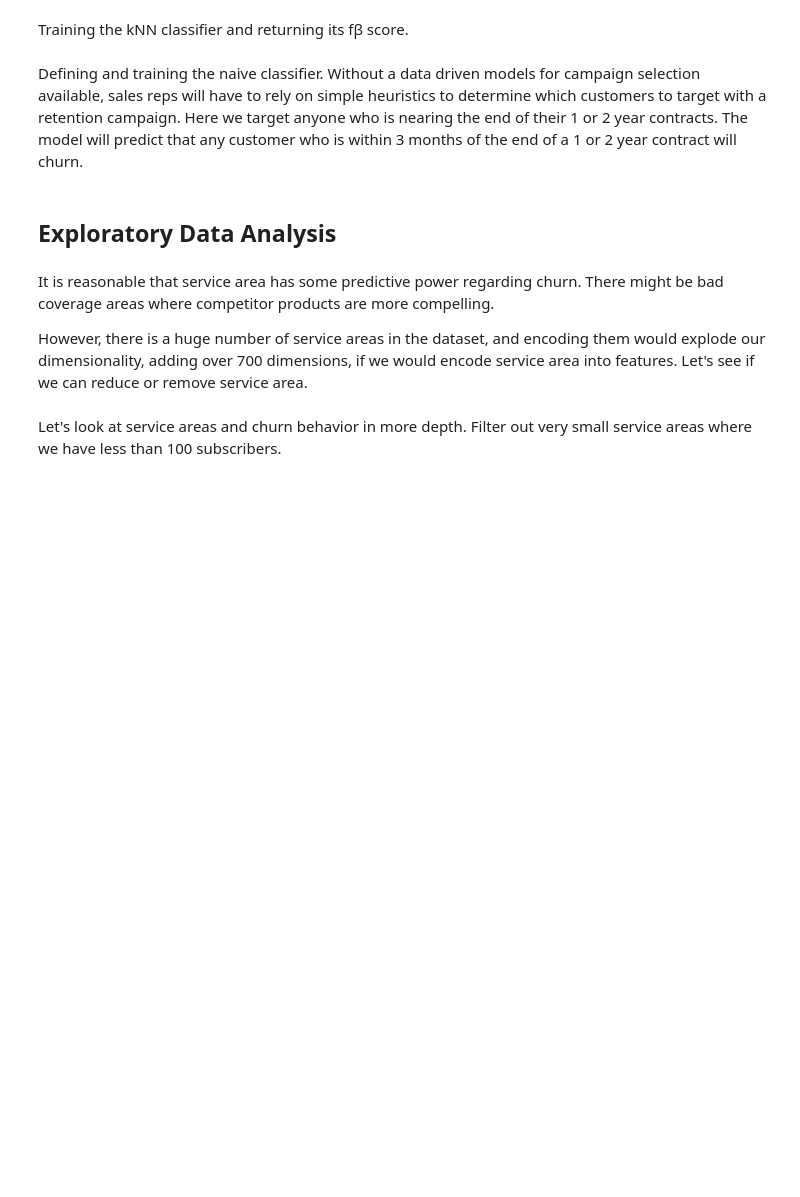
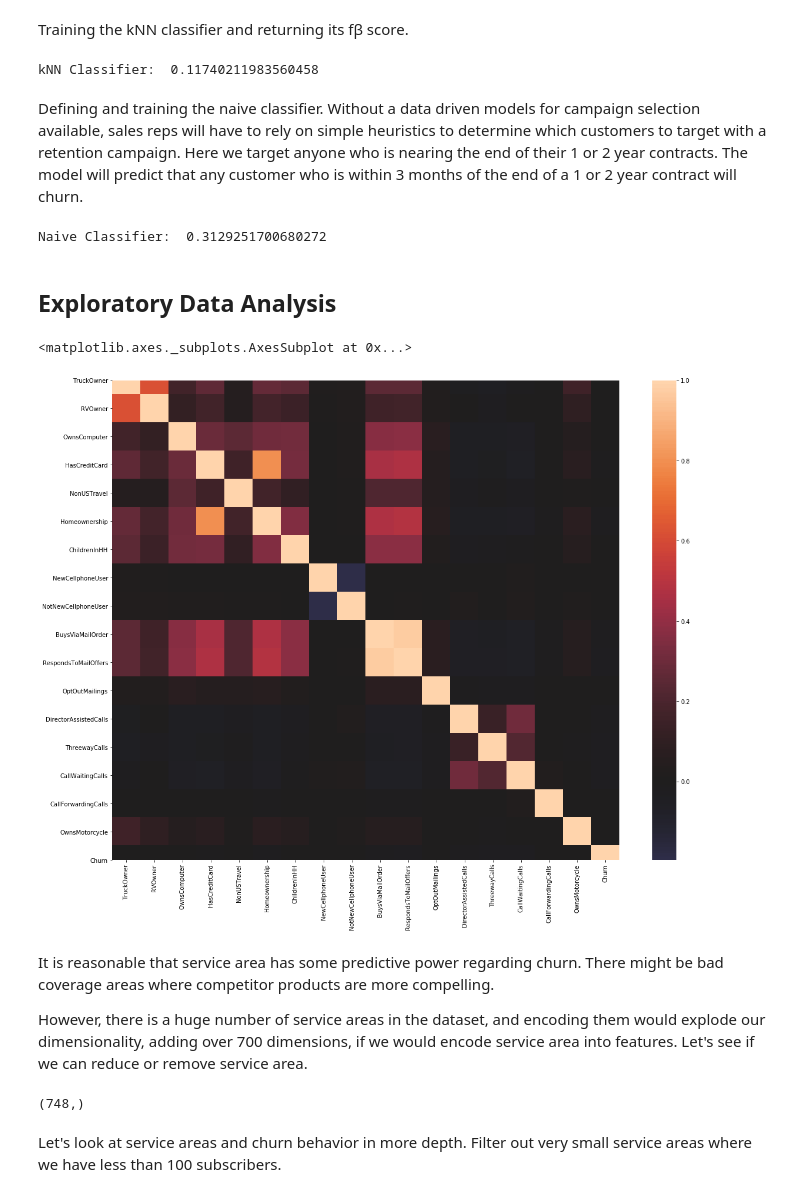
Before and after one commit to manuelseeger/nd-machine-learning, a Jupyter notebook: capstone/capstone.ipynb, the cells around one changed output. Saved outputs shown, nothing was run; the diff lists cells and outputs as text; code cells hidden in the pictures; blank space fills up the shorter version.

```diff
--- a/capstone/capstone.ipynb
+++ b/capstone/capstone.ipynb
@@ -32,7 +76,7 @@ categorical_columns = ['CreditRating', 'PrizmCode', 'Occupation', 'Homeownership
 binary_columns = ['Churn', 'ChildrenInHH', 'HandsetRefurbished', 'HandsetWebCapable', 'TruckOwner', 'RVOwner',
                   'BuysViaMailOrder', 'RespondsToMailOffers', 'OptOutMailings', 'NonUSTravel', 'OwnsComputer',
                   'HasCreditCard', 'NewCellphoneUser', 'NotNewCellphoneUser', 'OwnsMotorcycle',
-                  'MadeCallToRetentionTeam', 'RetentionOffersAccepted' ]
+                  'MadeCallToRetentionTeam' ]
 continuous_columns = []
 outlier_candidates = []
 
@@ -67,6 +117,6 @@ The exception is the percentage change of Minutes and Revenue, where we assume n
 Finally, we introduce a dummy category for the records where we don't know the service area.
 # %%
-zero_columns = ['PercChangeMinutes', 'PercChangeRevenues', 'RetentionOffersAccepted']
+zero_columns = ['PercChangeMinutes', 'PercChangeRevenues']
 
 # handle percentage changes differently from other continuous variables
 nan_columns = nan_columns_all.drop(zero_columns)
@@ -114,6 +168,10 @@ clf_knn = KNeighborsClassifier(n_neighbors=2)
 clf_knn.fit(X_train, y_train)
 
 print('kNN Classifier: ', scorer(clf_knn, X_test, y_test))
+
+cms['kNN'] = confusion_matrix(y_test, clf_knn.predict(X_test))
+# %% [output]
+kNN Classifier:  0.11740211983560458
 # %% [markdown]
 Defining and training the naive classifier. Without a data driven models for campaign selection available, sales reps will have to rely on simple heuristics to determine which customers to target with a retention campaign. Here we target anyone who is nearing the end of their 1 or 2 year contracts. The model will predict that any customer who is within 3 months of the end of a 1 or 2 year contract will churn.
 # %%
@@ -138,26 +196,35 @@ clf_naive = NaiveIntuitionClassifier()
 clf_naive.fit(X_train, y_train)
 
 print('Naive Classifier: ', scorer(clf_naive, X_test, y_test))
+
+cms['Naive'] = confusion_matrix(y_test, clf_naive.predict(X_test))
+# %% [output]
+Naive Classifier:  0.3129251700680272
 # %% [markdown]
 ## Exploratory Data Analysis
 # %%
 drop_candidates = ['TruckOwner', 'RVOwner', 'OwnsComputer', 'HasCreditCard', 'NonUSTravel', 'Homeownership',
                    'MaritalStatus', 'ChildrenInHH', 'NewCellphoneUser', 'NotNewCellphoneUser', 'BuysViaMailOrder',
                    'RespondsToMailOffers', 'OptOutMailings', 'DirectorAssistedCalls', 'ThreewayCalls',
-                   'CallWaitingCalls', 'CallForwardingCalls']
+                   'CallWaitingCalls', 'CallForwardingCalls', 'OwnsMotorcycle']
 # %%
 corrmat = df[drop_candidates+['Churn']].corr()
 f, ax = plt.subplots(figsize=(20,15))
-sns.heatmap(corrmat, square=True)
+sns.heatmap(corrmat, square=True, center=0)
 
 # Looks like we have a visualization bug here that will be fixed with 3.1.2
 # https://gitter.im/matplotlib/matplotlib?at=5d239514f5dd1457424d7b09
+# %% [output]
+<matplotlib.axes._subplots.AxesSubplot at 0x...>
+[figure, added]
 # %% [markdown]
 It is reasonable that service area has some predictive power regarding churn. There might be bad coverage areas where competitor products are more compelling.
 
 However, there is a huge number of service areas in the dataset, and encoding them would explode our dimensionality, adding over 700 dimensions, if we would encode service area into features. Let's see if we can reduce or remove service area.
 # %%
 df['ServiceArea'].unique().shape
+# %% [output]
+(748,)
 # %% [markdown]
 Let's look at service areas and churn behavior in more depth. Filter out very small service areas where we have less than 100 subscribers.
 # %%
```
Also changed, not shown: parts of 41 cells of this notebook, 13 other files.
